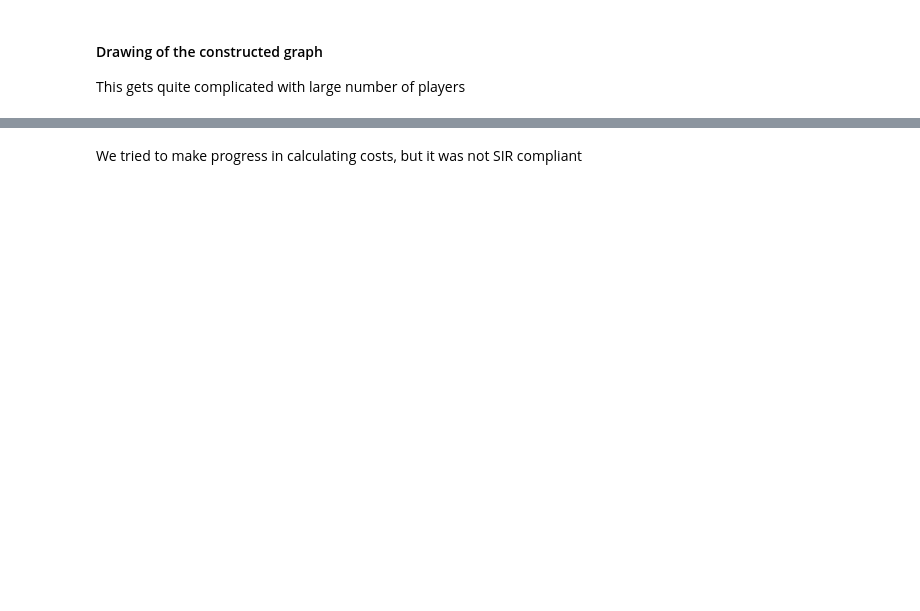
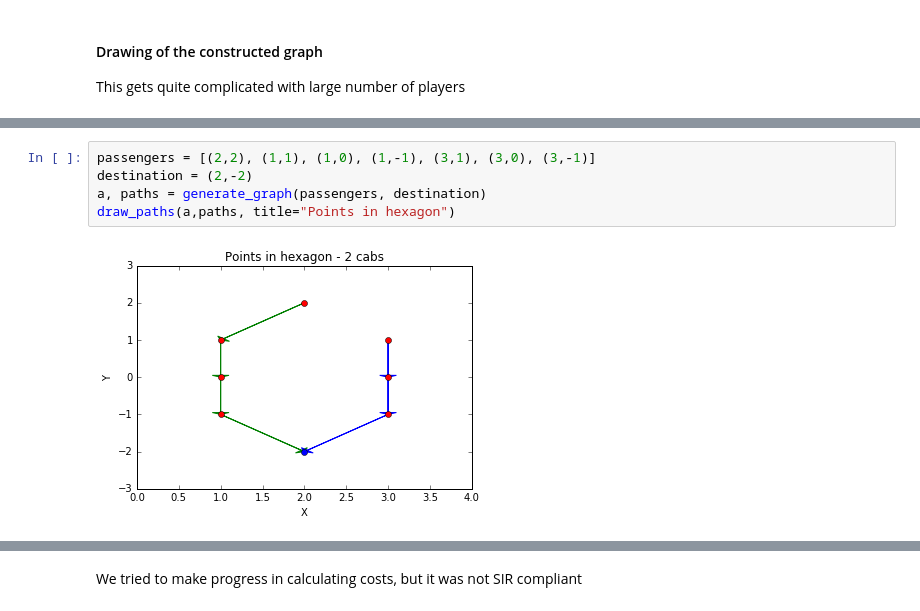
Before and after one commit to misingnoglic/cost-allocation, a Jupyter notebook: cost-allocation.ipynb, the cells around one changed output, grey strips where cells are left out. Drawn from its saved outputs; the diff is of its cells as text; blank space fills up the shorter version.

```diff
--- a/cost-allocation.ipynb
+++ b/cost-allocation.ipynb
@@ -363,0 +381,7 @@ nx.max_flow_min_cost(a,'source','sink',weight='cost')
+# %%
+passengers = [(2,2), (1,1), (1,0), (1,-1), (3,1), (3,0), (3,-1)]
+destination = (2,-2)
+a, paths = generate_graph(passengers, destination)
+draw_paths(a,paths, title="Points in hexagon")
+# %% [output]
+[figure, added]
```
Also changed, not shown: parts of 18 cells of this notebook.
